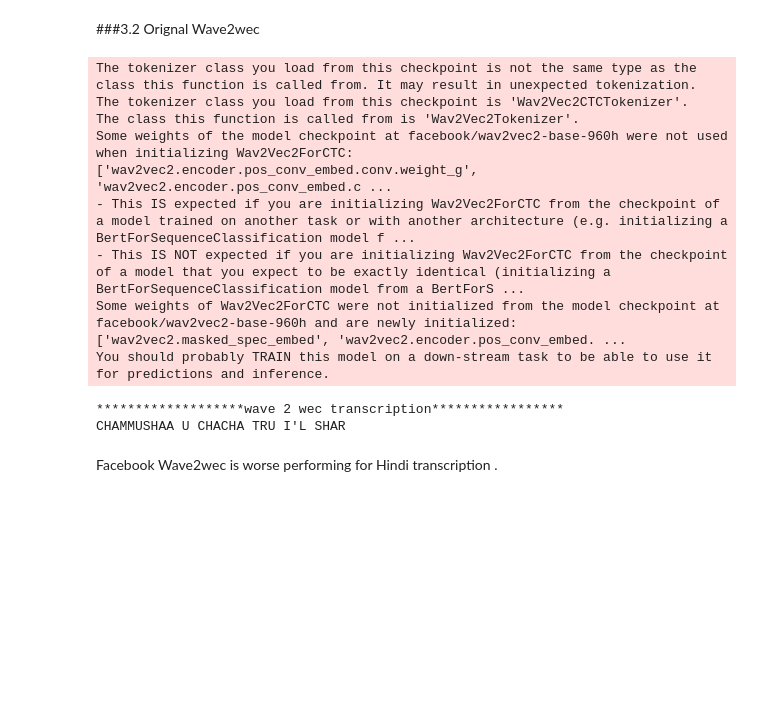
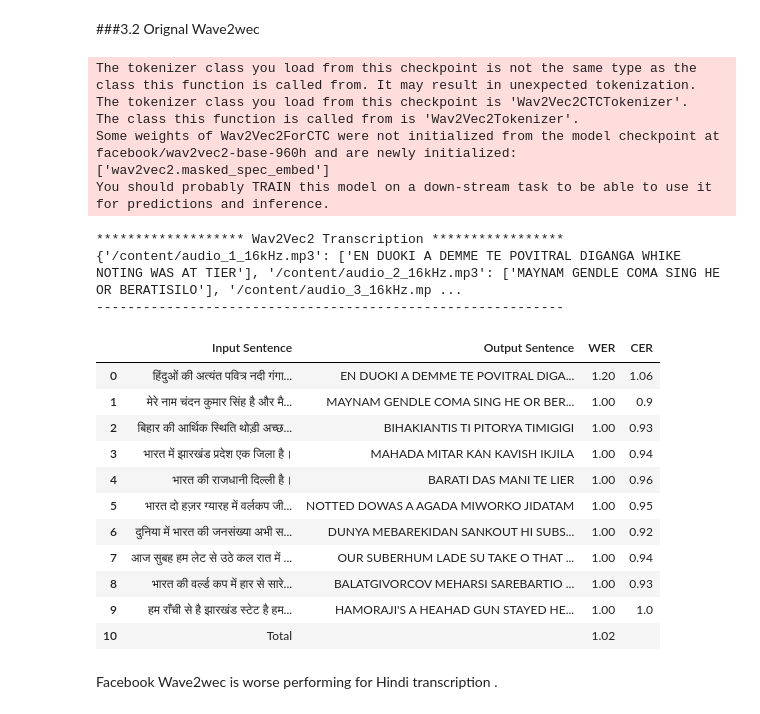
Before and after one commit to chandan110791/HindiSpeechRecognition, a Jupyter notebook: Whisper_LM_fusion_final.ipynb, the cells around one changed output. Drawn from its saved outputs; the diff is of its cells as text; code cells hidden in the pictures; blank space fills up the shorter version.

```diff
--- a/Whisper_LM_fusion_final.ipynb
+++ b/Whisper_LM_fusion_final.ipynb
@@ -1761,7 +2230,7 @@ import torch
 
 # Load pre-trained model and tokenizer
 tokenizer = Wav2Vec2Tokenizer.from_pretrained("facebook/wav2vec2-base-960h")
-model = Wav2Vec2ForCTC.from_pretrained("facebook/wav2vec2-base-960h")
+model_facebook = Wav2Vec2ForCTC.from_pretrained("facebook/wav2vec2-base-960h")
 
 # Function to read and preprocess the audio file
 def speech_file_to_array_fn(path):
@@ -1776,7 +2245,7 @@ def asr_transcript(audio_file):
 
     # Perform inference
     with torch.no_grad():
-        logits = model(input_values).logits
+        logits = model_facebook(input_values).logits
 
     # Get predicted IDs and decode them to text
     predicted_ids = torch.argmax(logits, dim=-1)
@@ -1784,23 +2253,45 @@ def asr_transcript(audio_file):
 
     return transcription[0]
 
-# Path to your audio file
-audio_file = "/content/audio.wav"
+# Assuming 'resampled_files' is a list of your audio files
+transcriptions_dict = {}
 
-# Perform inference and print the result
-print("*******************wave 2 wec transcription***************** ")
-print(asr_transcript(audio_file))
+for file in resampled_files:
+    transcription = asr_transcript(file)
+    transcriptions_dict[file] = [transcription]
+
+# Print for verification, you can remove this in the final version
+print("******************* Wav2Vec2 Transcription ***************** ")
+print(transcriptions_dict)
+print("------------------------------------------------------------")
+
+# 'transcriptions_dict' now contains your audio file paths and their corresponding transcriptions
 # %% [output]
 The tokenizer class you load from this checkpoint is not the same type as the class this function is called from. It may result in unexpected tokenization.
 The tokenizer class you load from this checkpoint is 'Wav2Vec2CTCTokenizer'.
 The class this function is called from is 'Wav2Vec2Tokenizer'.
-Some weights of the model checkpoint at facebook/wav2vec2-base-960h were not used when initializing Wav2Vec2ForCTC: ['wav2vec2.encoder.pos_conv_embed.conv.weight_g', 'wav2vec2.encoder.pos_conv_embed.c ...
-- This IS expected if you are initializing Wav2Vec2ForCTC from the checkpoint of a model trained on another task or with another architecture (e.g. initializing a BertForSequenceClassification model f ...
-- This IS NOT expected if you are initializing Wav2Vec2ForCTC from the checkpoint of a model that you expect to be exactly identical (initializing a BertForSequenceClassification model from a BertForS ...
-Some weights of Wav2Vec2ForCTC were not initialized from the model checkpoint at facebook/wav2vec2-base-960h and are newly initialized: ['wav2vec2.masked_spec_embed', 'wav2vec2.encoder.pos_conv_embed. ...
+Some weights of Wav2Vec2ForCTC were not initialized from the model checkpoint at facebook/wav2vec2-base-960h and are newly initialized: ['wav2vec2.masked_spec_embed']
 You should probably TRAIN this model on a down-stream task to be able to use it for predictions and inference.
-*******************wave 2 wec transcription*****************
-CHAMMUSHAA U CHACHA TRU I'L SHAR
+******************* Wav2Vec2 Transcription *****************
+{'/content/audio_1_16kHz.mp3': ['EN DUOKI A DEMME TE POVITRAL DIGANGA WHIKE NOTING WAS AT TIER'], '/content/audio_2_16kHz.mp3': ['MAYNAM GENDLE COMA SING HE OR BERATISILO'], '/content/audio_3_16kHz.mp ...
+------------------------------------------------------------
+# %%
+# Calculate WER and CER
+results_df  = calculate_wer_and_cer(transcriptions, transcriptions_dict)
+display(HTML(results_df.to_html()))
+# %% [output]
+|  | Input Sentence | Output Sentence | WER | CER |
+| 0 | हिंदुओं की अत्यंत पवित्र नदी गंगा... | EN DUOKI A DEMME TE POVITRAL DIGA... | 1.20 | 1.06 |
+| 1 | मेरे नाम चंदन कुमार सिंह है और मै... | MAYNAM GENDLE COMA SING HE OR BER... | 1.00 | 0.9 |
+| 2 | बिहार की आर्थिक स्थिति थोड़ी अच्छ... | BIHAKIANTIS TI PITORYA TIMIGIGI | 1.00 | 0.93 |
+| 3 | भारत में झारखंड प्रदेश एक जिला है। | MAHADA MITAR KAN KAVISH IKJILA | 1.00 | 0.94 |
+| 4 | भारत की राजधानी दिल्ली है। | BARATI DAS MANI TE LIER | 1.00 | 0.96 |
+| 5 | भारत दो हज़र ग्यारह में वर्लकप जी... | NOTTED DOWAS A AGADA MIWORKO JIDATAM | 1.00 | 0.95 |
+| 6 | दुनिया में भारत की जनसंख्या अभी स... | DUNYA MEBAREKIDAN SANKOUT HI SUBS... | 1.00 | 0.92 |
+| 7 | आज सुबह हम लेट से उठे कल रात में ... | OUR SUBERHUM LADE SU TAKE O THAT ... | 1.00 | 0.94 |
+| 8 | भारत की वर्ल्ड कप में हार से सारे... | BALATGIVORCOV MEHARSI SAREBARTIO ... | 1.00 | 0.93 |
+| 9 | हम राँची से है झारखंड स्टेट है हम... | HAMORAJI'S A HEAHAD GUN STAYED HE... | 1.00 | 1.0 |
+| 10 | Total |  | 1.02 |  |
 # %% [markdown]
 Facebook Wave2wec is worse performing for Hindi transcription .
 # %% [markdown]
```
Also changed, not shown: parts of 41 cells of this notebook.
